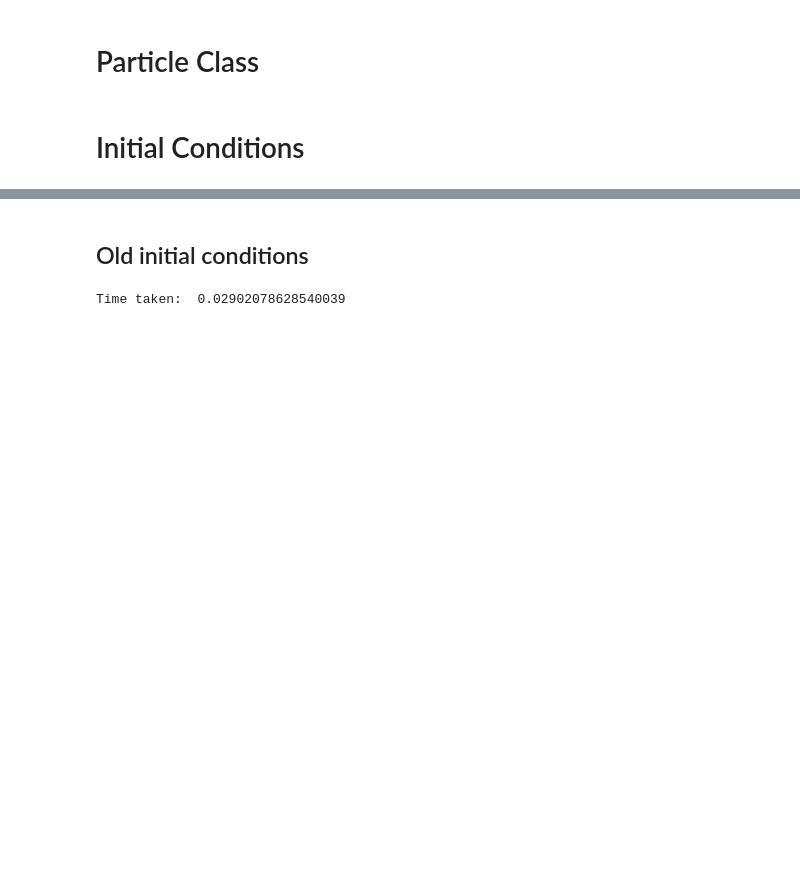
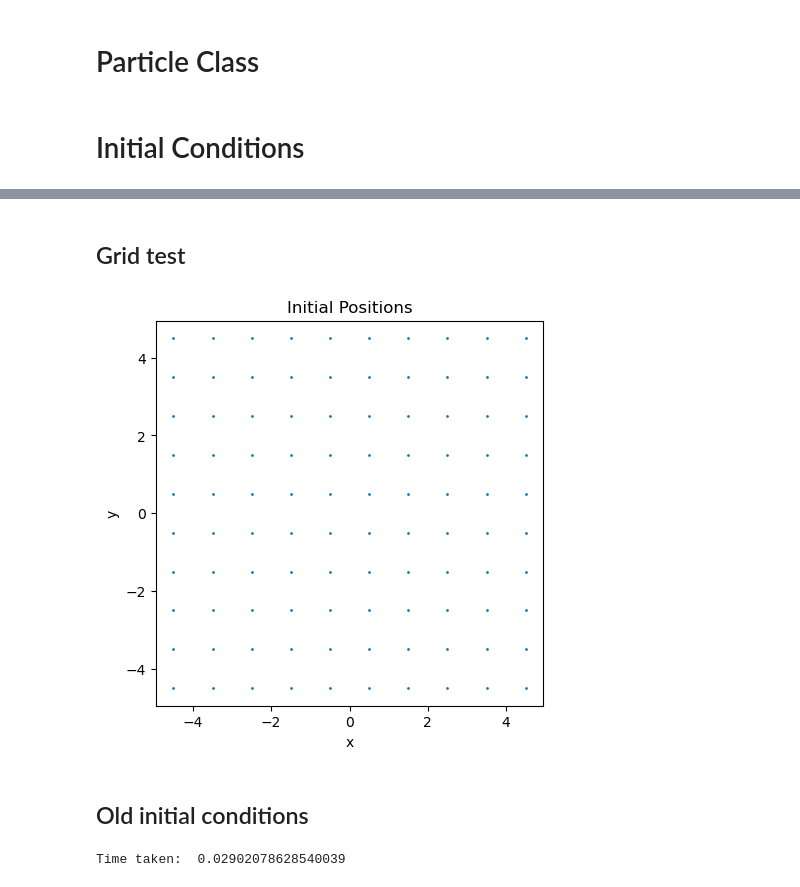
Before and after one commit to AdamSmithOrlik/dark-matter-N-body, a Jupyter notebook: N-body-solver-dev.ipynb, the cells around one changed output, grey strips where cells are left out. Saved outputs shown, nothing was run; the diff lists cells and outputs as text; code cells hidden in the pictures; blank space fills up the shorter version.

```diff
--- a/N-body-solver-dev.ipynb
+++ b/N-body-solver-dev.ipynb
@@ -175,3 +205,34 @@ plt.show()
+# %% [markdown]
+## Grid test
+# %%
+# Create a 10x10 grid of particles with particles equally spaced and no velocity
+def initialize_particles_grid(num_particles):
+    positions = np.zeros((num_particles, 2))
+    velocities = np.zeros((num_particles, 2))
+    grid_size = int(np.sqrt(num_particles))  # Assumes num_particles is a perfect square
+    offset = (grid_size - 1) / 2  # Center the grid at (0,0)
+    for i in range(grid_size):
+        for j in range(grid_size):
+            index = i * grid_size + j
+            positions[index] = np.array([i - offset, j - offset])
+            velocities[index] = np.array([0, 0])
+    particles = [Particle(1.0, position, velocity) for position, velocity in zip(positions, velocities)]
+    return particles
+
+# Example usage
+particles = initialize_particles_grid(100)
+# %%
+# plot particel positions
+positions = np.array([p.position for p in particles])
+
+plt.figure(figsize=(5, 5))
+plt.scatter(positions[:, 0], positions[:, 1], s=1)
+plt.xlabel('x')
+plt.ylabel('y')
+plt.title('Initial Positions')
+plt.show()
+# %% [output]
+[figure, added]
 # %% [markdown]
 ## Old initial conditions
 # %%
```
Also changed, not shown: parts of 9 cells of this notebook, 14 other files.
